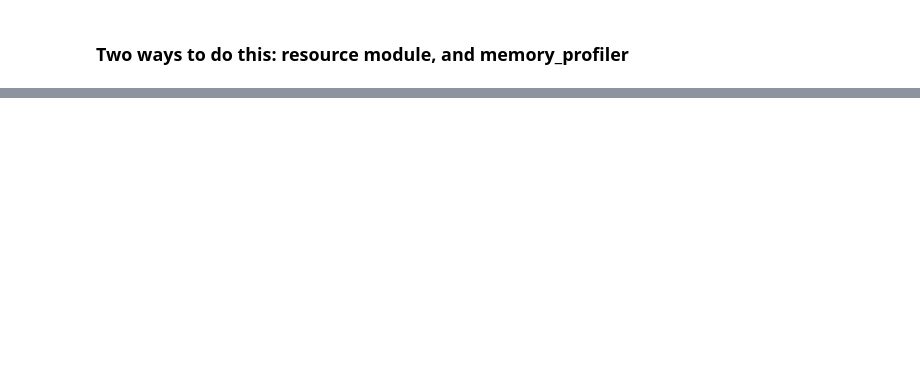
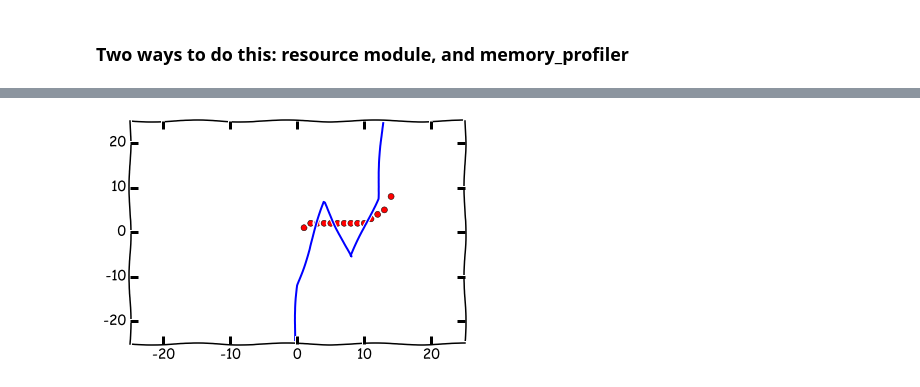
Before and after one commit to ednusi/MatPy, a Jupyter notebook: Checking Functions in the Test Suite.ipynb, the cells around one changed output, grey strips where cells are left out. Drawn from its saved outputs; the diff is of its cells as text; code cells hidden in the pictures; blank space fills up the shorter version.

```diff
--- a/Checking Functions in the Test Suite.ipynb
+++ b/Checking Functions in the Test Suite.ipynb
@@ -752,0 +806,25 @@ SLSQP used 195.46875 megabytes and took 2.0 iterations
+# %%
+"""Numpy.polyfit can also do this"""
+# reshaping hack http://stackoverflow.com/questions/32229334/python-numpy-reshaping-an-array
+
+from sklearn.preprocessing import PolynomialFeatures #creates matrix with all entries up to a certain degree
+from sklearn.pipeline import make_pipeline #chain of transforms and estimators
+from sklearn.linear_model import Ridge #least squares error minimizer
+
+data = np.array([1,2,2,2,2,2,2,2,2,2,3,4,5,8,100])
+x = np.arange(1,data.size+1)
+
+model = make_pipeline(PolynomialFeatures(3),Ridge()) # the first parameter specifies the polynomial
+result = model.fit(x[:,None], data[:, None])
+
+test_x = np.linspace(-100.,100.,51)[:,None]
+result_y = model.predict(test_x)
+
+plot.axis([-25.,25.,-25.,25.])
+
+plot.plot(x,data,"ro") # red circles are our training data
+plot.plot(test_x,result_y,"-b")
+
+plot.show()
+# %% [output]
+[figure, added]
```
Also changed, not shown: parts of 10 cells of this notebook.
